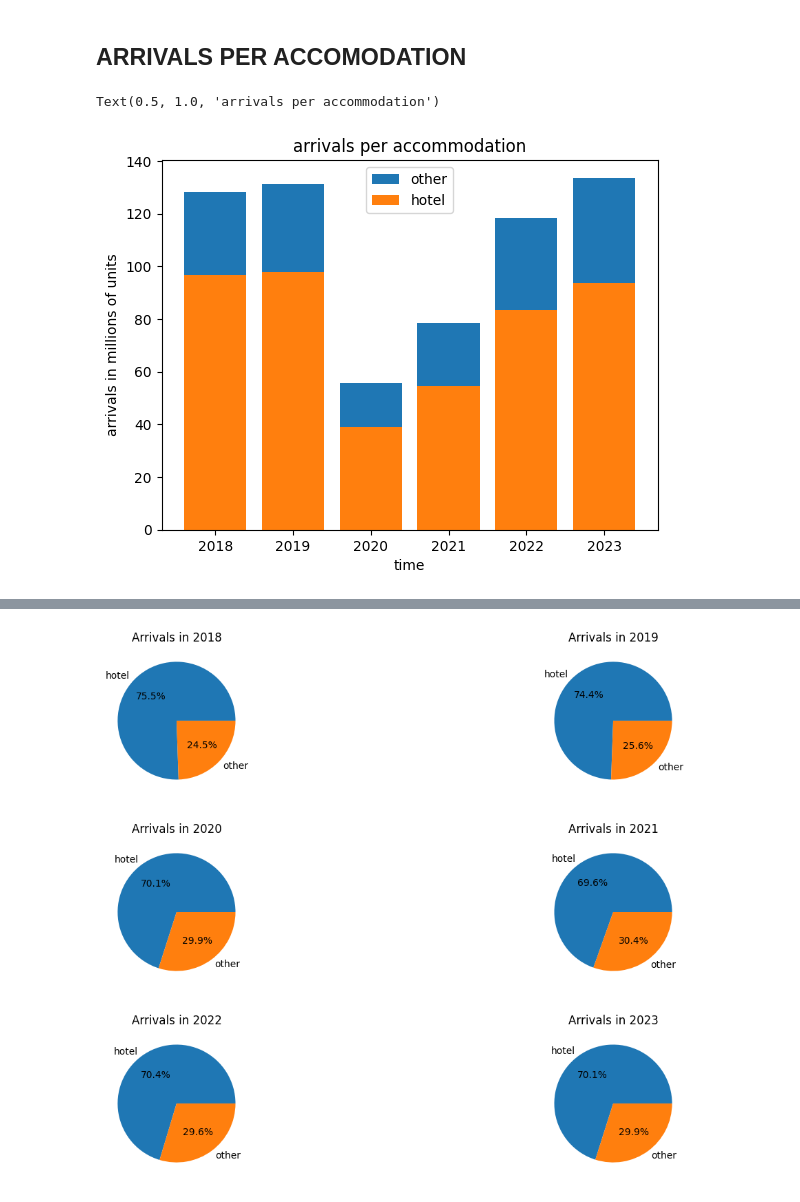
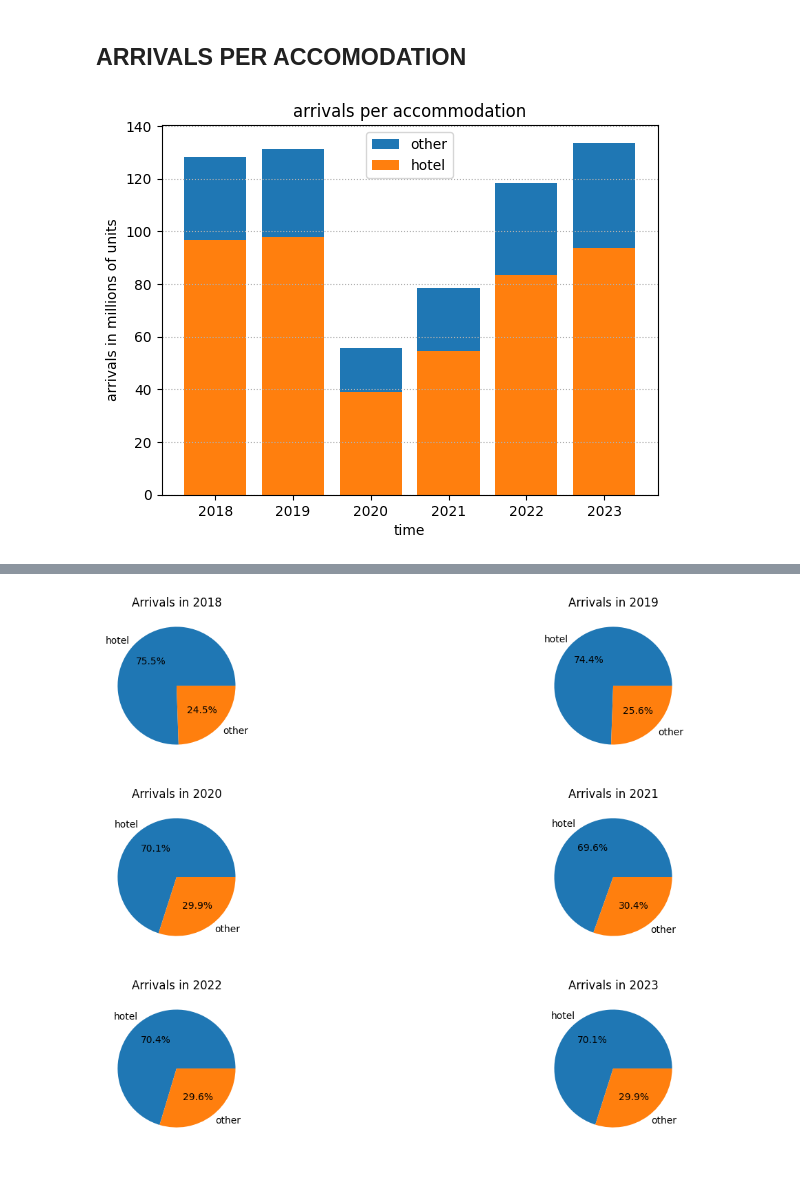
Before and after one commit to T0ls/data-Visualization, a Jupyter notebook: code/index.ipynb, the cells around one changed output, grey strips where cells are left out. Saved outputs shown, nothing was run; the diff lists cells and outputs as text; code cells hidden in the pictures.

```diff
--- a/code/index.ipynb
+++ b/code/index.ipynb
@@ -90,10 +156,10 @@ arrivals_extra_hotel = arrivals_per_accommodation[arrivals_per_accommodation['TY
 # %%
 plt.bar(arrivals_extra_hotel.index, arrivals_extra_hotel['OBS_VALUE'] + arrivals_hotel['OBS_VALUE'], label="other")
 plt.bar(arrivals_hotel.index, arrivals_hotel['OBS_VALUE'], label="hotel")
 plt.ylabel("arrivals in millions of units")
 plt.xlabel("time")
 plt.legend()
 plt.title("arrivals per accommodation")
+plt.grid(True, axis='y', linestyle=':')
 # %% [output]
-Text(0.5, 1.0, 'arrivals per accommodation')
-[figure, old version]
+[figure, new version]
```
Also changed, not shown: parts of 12 cells of this notebook.
